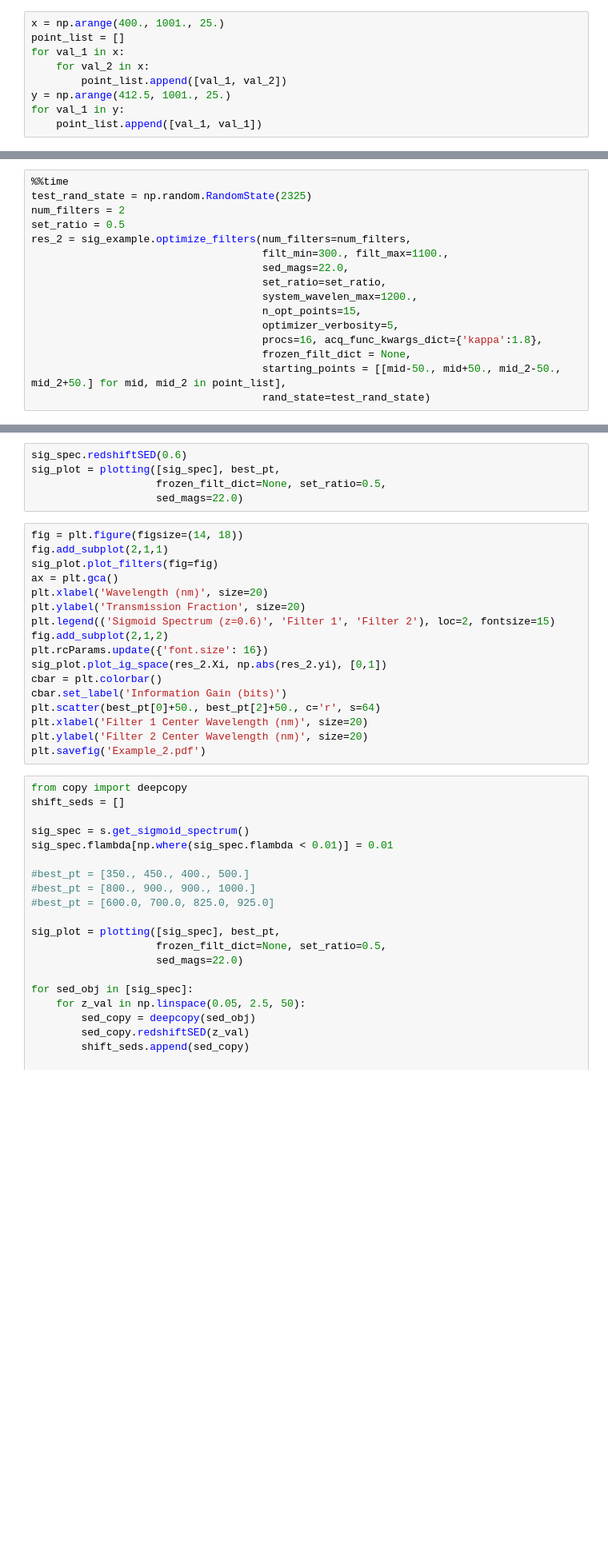
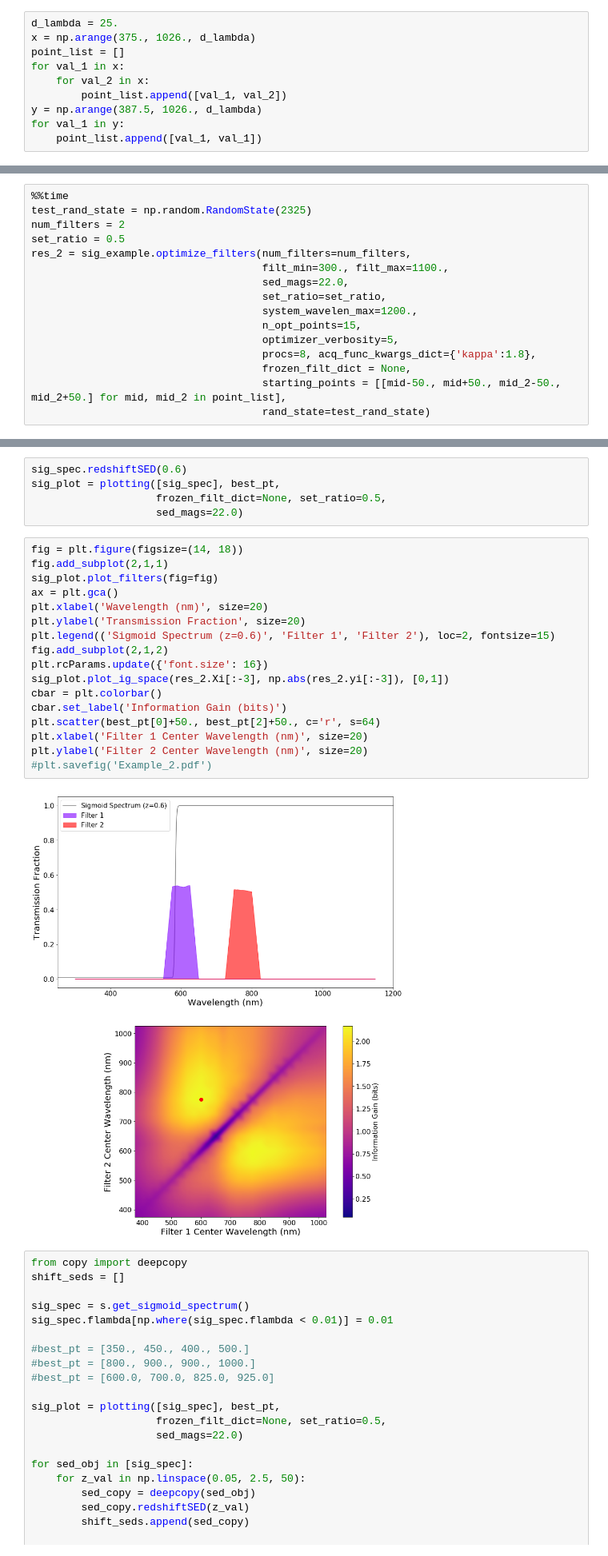
Before and after one commit to dirac-institute/siggi, a Jupyter notebook: examples/paper_plots.ipynb, the cells around one changed output, grey strips where cells are left out. Shown at 80% size. Cells and saved outputs as stored; diff of their text form; blank space fills up the shorter version.

```diff
--- a/examples/paper_plots.ipynb
+++ b/examples/paper_plots.ipynb
@@ -133,10 +166,11 @@ plt.xlim(200, 500)
 # %%
-x = np.arange(400., 1001., 25.)
+d_lambda = 25.
+x = np.arange(375., 1026., d_lambda)
 point_list = []
 for val_1 in x:
     for val_2 in x:
         point_list.append([val_1, val_2])
-y = np.arange(412.5, 1001., 25.)
+y = np.arange(387.5, 1026., d_lambda)
 for val_1 in y:
     point_list.append([val_1, val_1])
 # %%
@@ -157,7 +191,7 @@ res_2 = sig_example.optimize_filters(num_filters=num_filters,
                                      system_wavelen_max=1200.,
                                      n_opt_points=15,
                                      optimizer_verbosity=5,
-                                     procs=16, acq_func_kwargs_dict={'kappa':1.8},
+                                     procs=8, acq_func_kwargs_dict={'kappa':1.8},
                                      frozen_filt_dict = None,
                                      starting_points = [[mid-50., mid+50., mid_2-50., mid_2+50.] for mid, mid_2 in point_list],
                                      rand_state=test_rand_state)
@@ -176,20 +220,22 @@ sig_plot = plotting([sig_spec], best_pt,
 # %%
 fig = plt.figure(figsize=(14, 18))
 fig.add_subplot(2,1,1)
 sig_plot.plot_filters(fig=fig)
 ax = plt.gca()
 plt.xlabel('Wavelength (nm)', size=20)
 plt.ylabel('Transmission Fraction', size=20)
 plt.legend(('Sigmoid Spectrum (z=0.6)', 'Filter 1', 'Filter 2'), loc=2, fontsize=15)
 fig.add_subplot(2,1,2)
 plt.rcParams.update({'font.size': 16})
-sig_plot.plot_ig_space(res_2.Xi, np.abs(res_2.yi), [0,1])
+sig_plot.plot_ig_space(res_2.Xi[:-3], np.abs(res_2.yi[:-3]), [0,1])
 cbar = plt.colorbar()
 cbar.set_label('Information Gain (bits)')
 plt.scatter(best_pt[0]+50., best_pt[2]+50., c='r', s=64)
 plt.xlabel('Filter 1 Center Wavelength (nm)', size=20)
 plt.ylabel('Filter 2 Center Wavelength (nm)', size=20)
-plt.savefig('Example_2.pdf')
+#plt.savefig('Example_2.pdf')
+# %% [output]
+[figure, added]
 # %%
 from copy import deepcopy
 shift_seds = []
```
Also changed, not shown: parts of 21 cells of this notebook.
